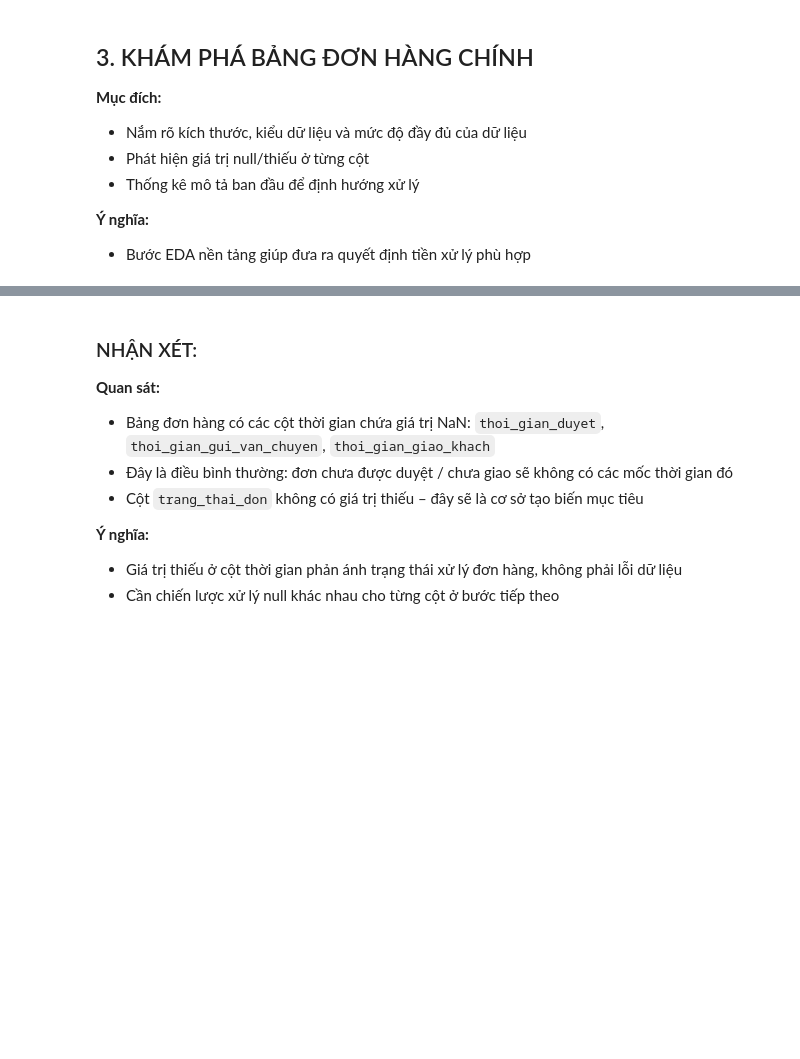
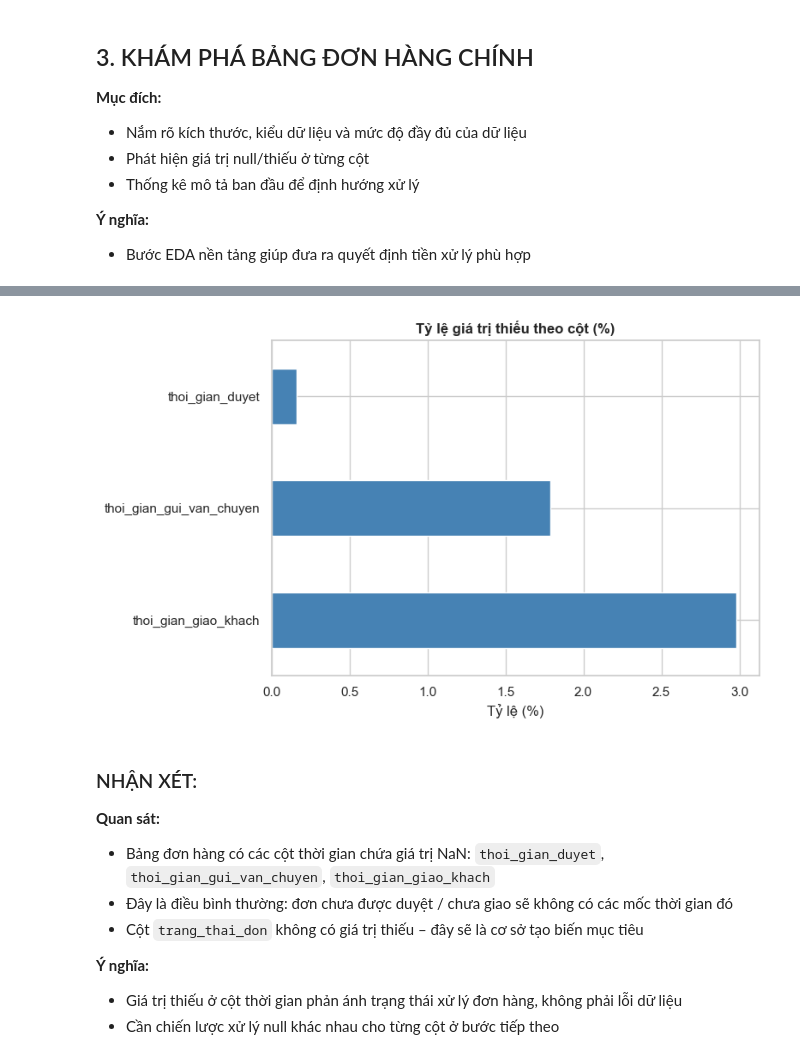
Before and after one commit to Minhhieu-coder/TXL, a Jupyter notebook: tien_xu_ly_du_lieu.ipynb, the cells around one changed output, grey strips where cells are left out. Drawn from its saved outputs; the diff is of its cells as text; code cells hidden in the pictures; blank space fills up the shorter version.

```diff
--- a/tien_xu_ly_du_lieu.ipynb
+++ b/tien_xu_ly_du_lieu.ipynb
@@ -212,3 +244,16 @@ print("\n✅ Khám phá bảng đơn hàng hoàn tất!")
+# %%
+plt.figure(figsize=(8, 5))
+if len(bang_null) > 0:
+    bang_null['Tỷ lệ (%)'].plot(kind='barh', color='steelblue', edgecolor='white')
+    plt.title('Tỷ lệ giá trị thiếu theo cột (%)', fontweight='bold')
+    plt.xlabel('Tỷ lệ (%)')
+else:
+    plt.text(0.5, 0.5, 'Không có giá trị thiếu', ha='center', va='center', fontsize=14)
+    plt.title('Tỷ lệ giá trị thiếu theo cột (%)', fontweight='bold')
+plt.tight_layout()
+plt.show()
+# %% [output]
+[figure, added]
 # %% [markdown]
 ### NHẬN XÉT:
 
```
Also changed, not shown: parts of 39 cells of this notebook, 11 other files.
